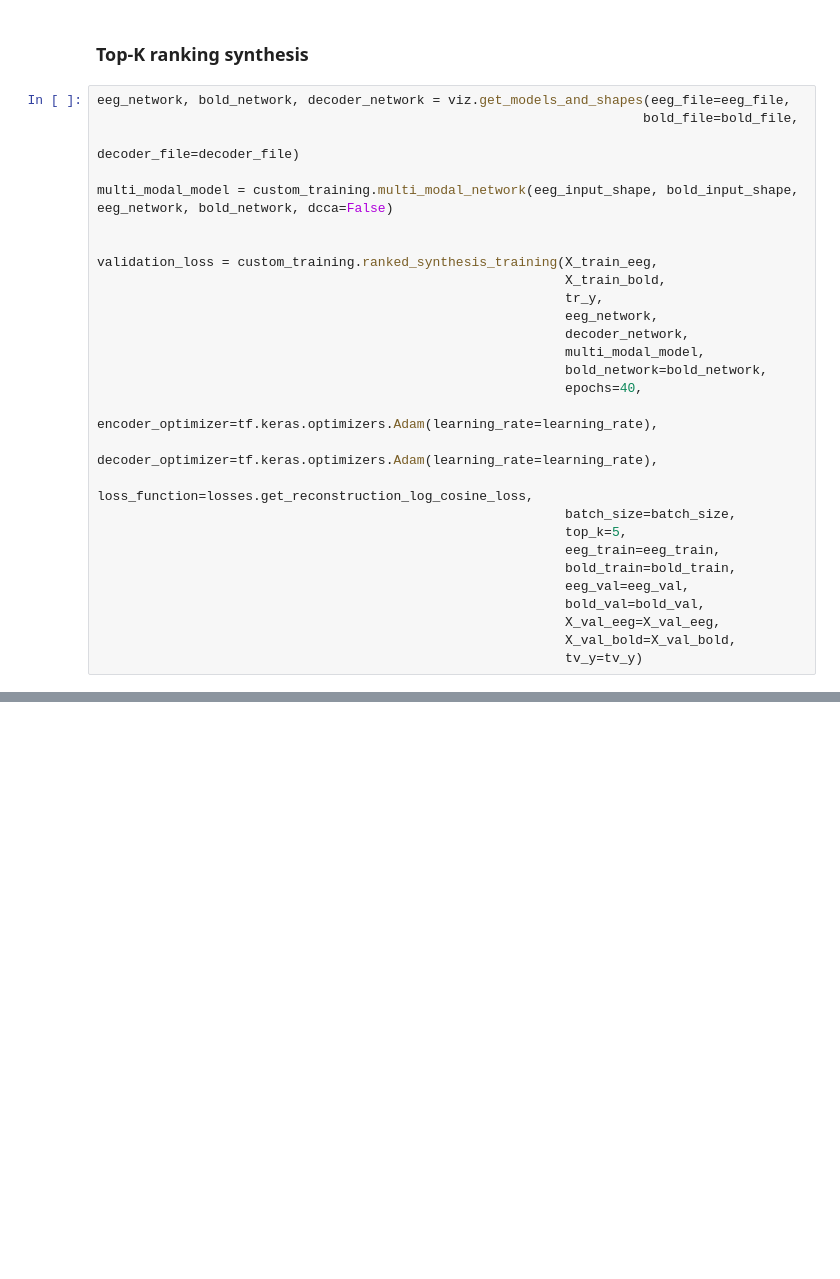
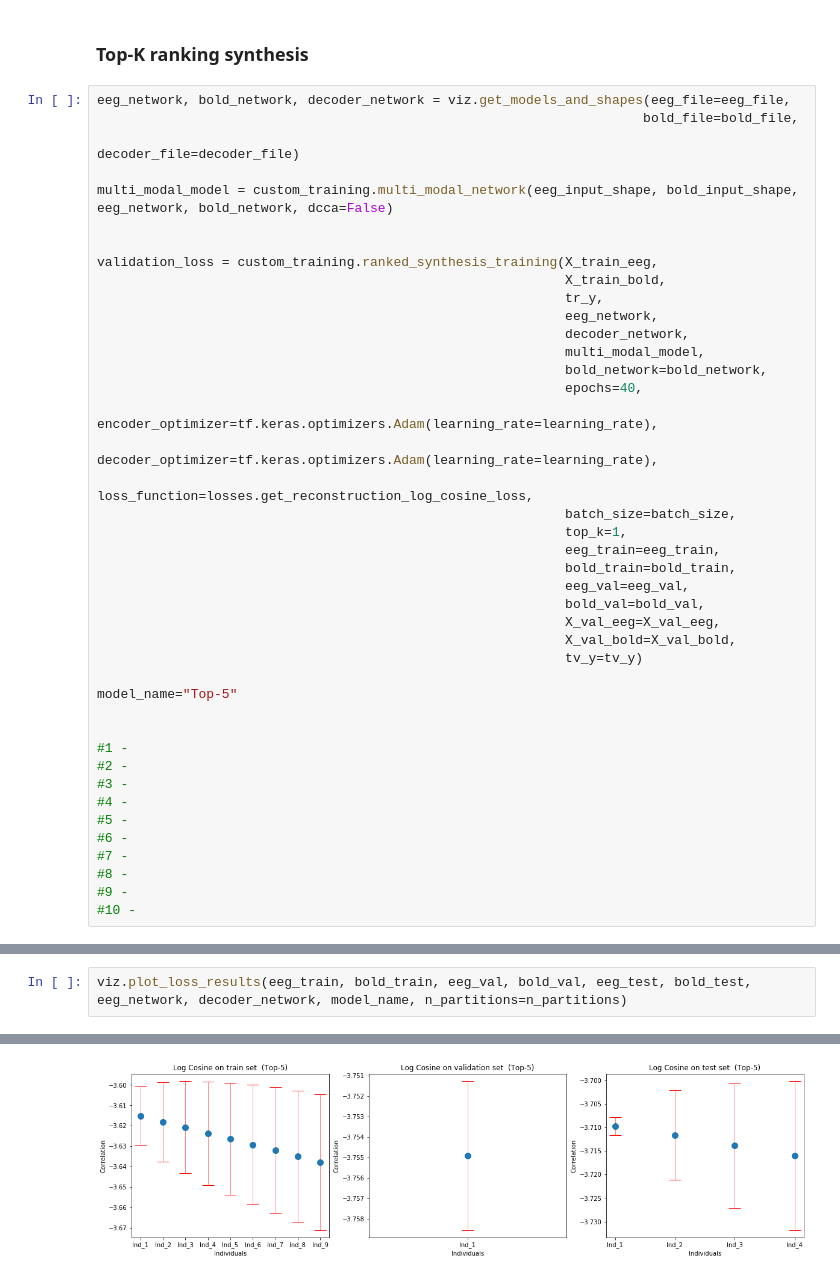
Before and after one commit to DCalhas/eeg_to_fmri, a Jupyter notebook: src/notebooks/optimized_results.ipynb, the cells around one changed output, grey strips where cells are left out. Drawn from its saved outputs; the diff is of its cells as text; blank space fills up the shorter version.

```diff
--- a/src/notebooks/optimized_results.ipynb
+++ b/src/notebooks/optimized_results.ipynb
@@ -548,7 +542,7 @@ validation_loss = custom_training.ranked_synthesis_training(X_train_eeg,
                                                             decoder_optimizer=tf.keras.optimizers.Adam(learning_rate=learning_rate),
                                                             loss_function=losses.get_reconstruction_log_cosine_loss,
                                                             batch_size=batch_size,
-                                                            top_k=5,
+                                                            top_k=1,
                                                             eeg_train=eeg_train,
                                                             bold_train=bold_train,
                                                             eeg_val=eeg_val,
@@ -556,4 +550,18 @@ validation_loss = custom_training.ranked_synthesis_training(X_train_eeg,
                                                             X_val_eeg=X_val_eeg,
                                                             X_val_bold=X_val_bold,
                                                             tv_y=tv_y)
+
+model_name="Top-5"
+
+
+#1 -
+#2 -
+#3 -
+#4 -
+#5 -
+#6 -
+#7 -
+#8 -
+#9 -
+#10 -
 # %% [output]
@@ -560,0 +585,3 @@ InternalError: Failed copying input tensor from /job:localhost/replica:0/task:0/
+# %%
+viz.plot_loss_results(eeg_train, bold_train, eeg_val, bold_val, eeg_test, bold_test, eeg_network, decoder_network, model_name, n_partitions=n_partitions)
+# %% [output]
@@ -560,0 +594 @@ InternalError: Failed copying input tensor from /job:localhost/replica:0/task:0/
+[figure, added]
```
Also changed, not shown: parts of 8 cells of this notebook.
